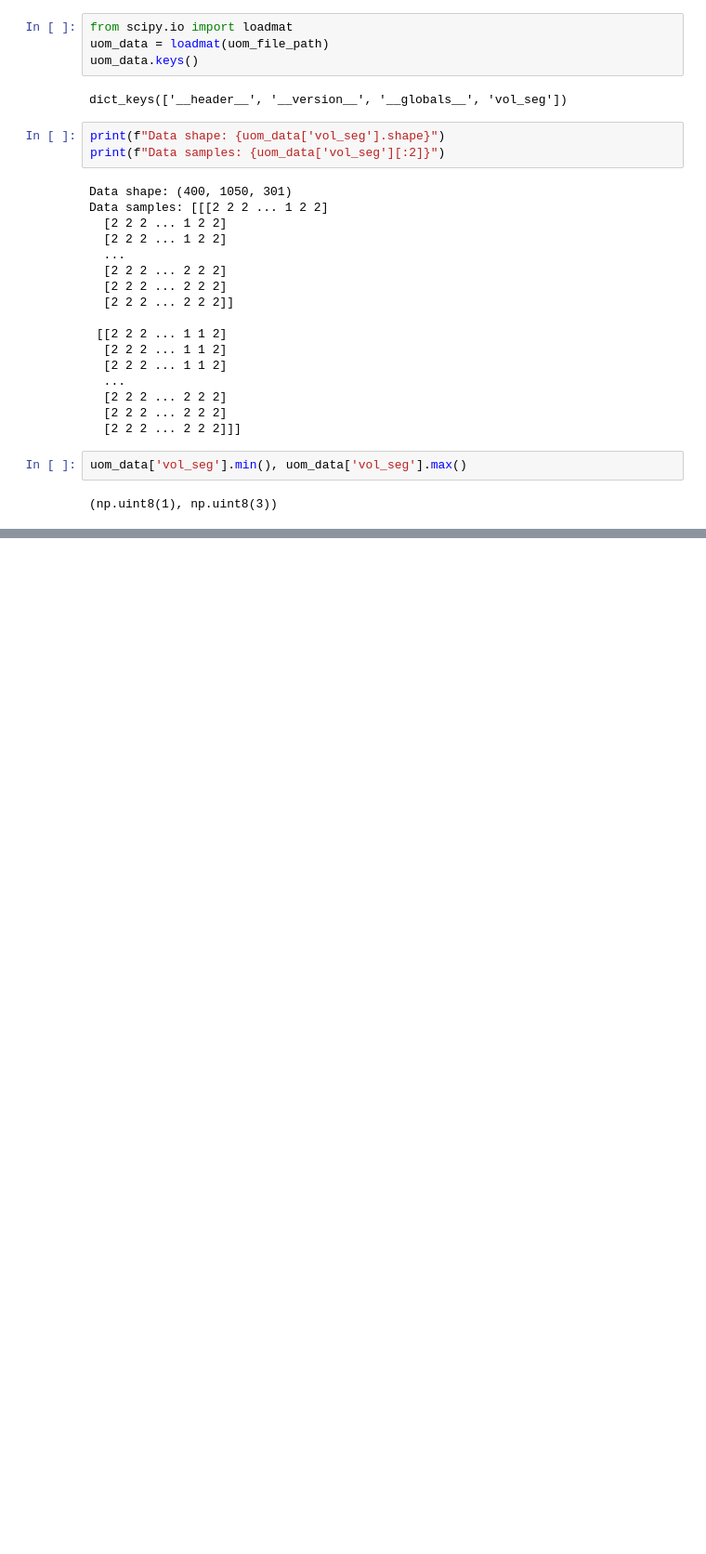
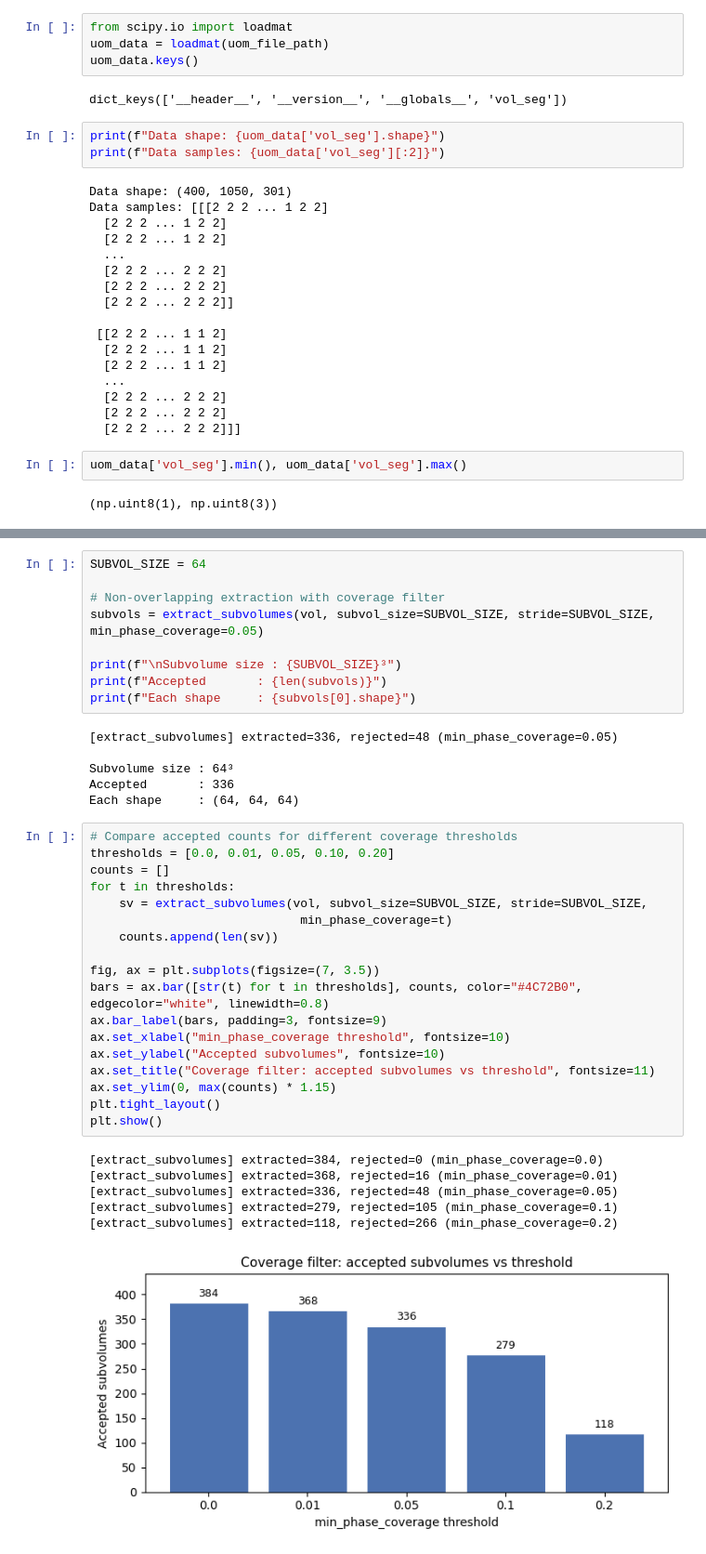
Before and after one commit to HAdi-Mohammadi1996/WGAN-SOC, a Jupyter notebook: notebooks/utils_test.ipynb, the cells around one changed output, grey strips where cells are left out. Shown at 93% size. Saved outputs shown, nothing was run; the diff lists cells and outputs as text; blank space fills up the shorter version.

Commit message:
feat: added subvolumes test to notebook

```diff
--- a/notebooks/utils_test.ipynb
+++ b/notebooks/utils_test.ipynb
@@ -110,0 +208,40 @@ vol_seg.min(), vol_seg.max()
+# %%
+SUBVOL_SIZE = 64
+
+# Non-overlapping extraction with coverage filter
+subvols = extract_subvolumes(vol, subvol_size=SUBVOL_SIZE, stride=SUBVOL_SIZE, min_phase_coverage=0.05)
+
+print(f"\nSubvolume size : {SUBVOL_SIZE}³")
+print(f"Accepted       : {len(subvols)}")
+print(f"Each shape     : {subvols[0].shape}")
+# %% [output]
+[extract_subvolumes] extracted=336, rejected=48 (min_phase_coverage=0.05)
+
+Subvolume size : 64³
+Accepted       : 336
+Each shape     : (64, 64, 64)
+# %%
+# Compare accepted counts for different coverage thresholds
+thresholds = [0.0, 0.01, 0.05, 0.10, 0.20]
+counts = []
+for t in thresholds:
+    sv = extract_subvolumes(vol, subvol_size=SUBVOL_SIZE, stride=SUBVOL_SIZE,
+                             min_phase_coverage=t)
+    counts.append(len(sv))
+
+fig, ax = plt.subplots(figsize=(7, 3.5))
+bars = ax.bar([str(t) for t in thresholds], counts, color="#4C72B0", edgecolor="white", linewidth=0.8)
+ax.bar_label(bars, padding=3, fontsize=9)
+ax.set_xlabel("min_phase_coverage threshold", fontsize=10)
+ax.set_ylabel("Accepted subvolumes", fontsize=10)
+ax.set_title("Coverage filter: accepted subvolumes vs threshold", fontsize=11)
+ax.set_ylim(0, max(counts) * 1.15)
+plt.tight_layout()
+plt.show()
+# %% [output]
+[extract_subvolumes] extracted=384, rejected=0 (min_phase_coverage=0.0)
+[extract_subvolumes] extracted=368, rejected=16 (min_phase_coverage=0.01)
+[extract_subvolumes] extracted=336, rejected=48 (min_phase_coverage=0.05)
+[extract_subvolumes] extracted=279, rejected=105 (min_phase_coverage=0.1)
+[extract_subvolumes] extracted=118, rejected=266 (min_phase_coverage=0.2)
+[figure, added]
```
Also changed, not shown: parts of 9 cells of this notebook, 1 other file.
